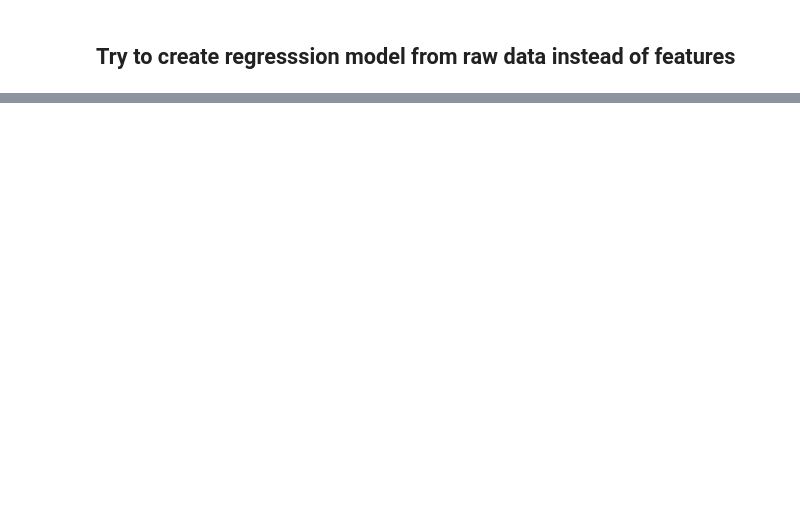
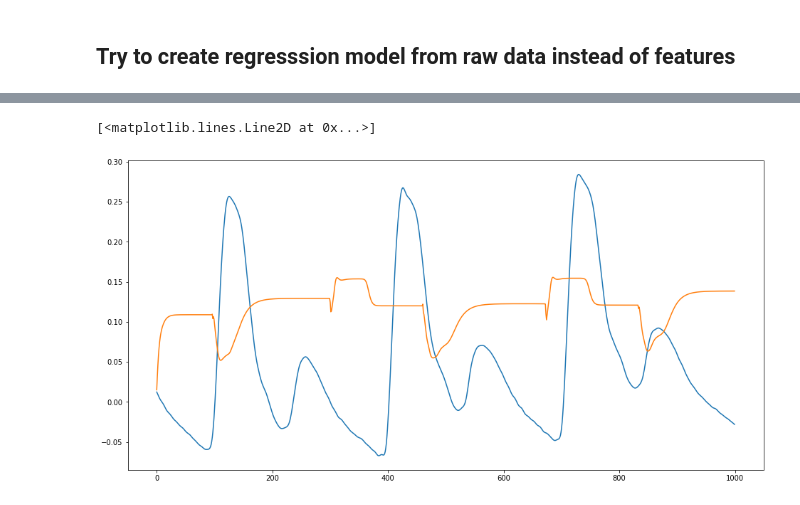
Before and after one commit to Double-Bonus/BP-estimation, a Jupyter notebook: blood-estimation.ipynb, the cells around one changed output, grey strips where cells are left out. Drawn from its saved outputs; the diff is of its cells as text; code cells hidden in the pictures; blank space fills up the shorter version.

```diff
--- a/blood-estimation.ipynb
+++ b/blood-estimation.ipynb
@@ -471,0 +500,23 @@ Baseline: -183.22 (45.32) MSE
+# %%
+callback = tf.keras.callbacks.EarlyStopping(monitor='val_loss', patience=3)
+
+
+inputs = Input(shape=(1000, 2))
+encoder = LSTM(512, dropout=0.2, return_sequences=True)(inputs)
+encoder_2 = LSTM(128, dropout=0.2, return_sequences=True)(encoder)
+encoder_3 = LSTM(64, dropout=0.5,return_sequences=True)(encoder_2)
+sequence_prediction = TimeDistributed(Dense(1, activation='linear'))(encoder_3) # ar relu su LSTM netinkamas
+model_s = Model(inputs, sequence_prediction)
+model_s.compile('adam', 'mse')
+model_s.summary()
+# model_s.fit(x_s, y_s, epochs=20, batch_size=64)
+
+print(x_s.shape)
+print(x_val_s.shape)
+
+
+print(y_s.shape)
+print(y_val_s.shape)
+
+# model onlly works with normilized values
+model_s.fit(x_s, norm_y_s, epochs=60, batch_size=32, validation_data=(x_val_s, norm_y_val_s), callbacks=[callback])
@@ -471,0 +542,8 @@ Baseline: -183.22 (45.32) MSE
+# %%
+predictions = model_s.predict(x_val_s)
+plt.plot(norm_y_s[5])
+plt.plot(predictions[5])
+# plt.plot(predictions[3])
+# %% [output]
+[<matplotlib.lines.Line2D at 0x...>]
+[figure, added]
```
Also changed, not shown: parts of 38 cells of this notebook.
